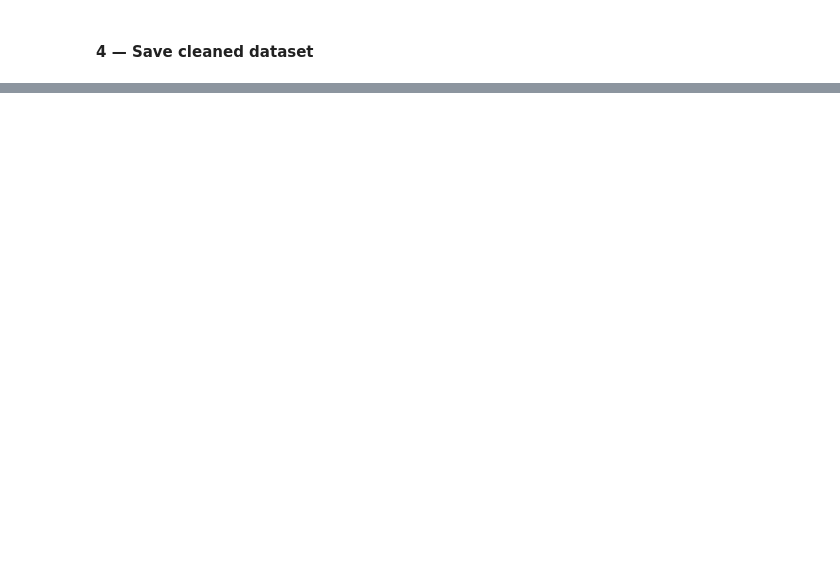
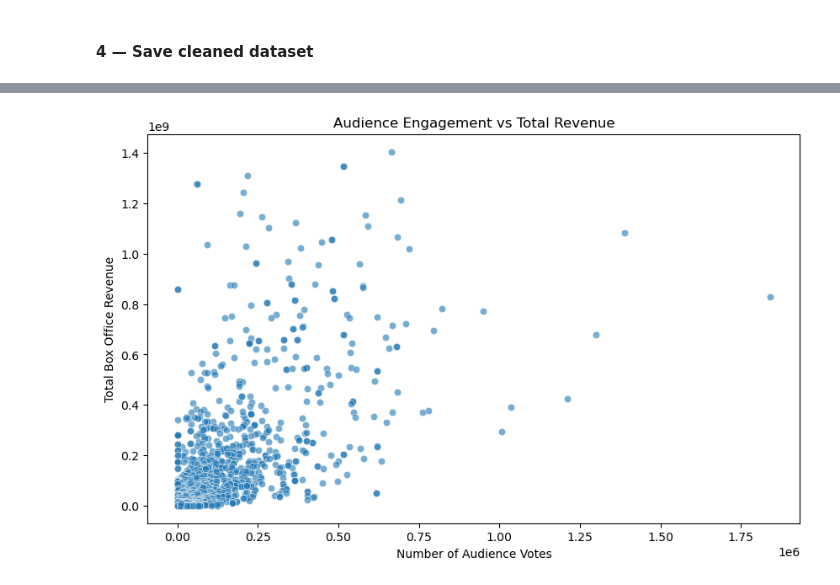
Before and after one commit to Daniellamuli/Phase-2-Movie-Analysis-Project, a Jupyter notebook: notebooks/Eve.ipynb, the cells around one changed output, grey strips where cells are left out. Saved outputs shown, nothing was run; the diff lists cells and outputs as text; code cells hidden in the pictures; blank space fills up the shorter version.

```diff
--- a/notebooks/Eve.ipynb
+++ b/notebooks/Eve.ipynb
@@ -881,0 +641,16 @@ A data-informed strategy that integrates audience insight, genre performance, an
+# %%
+plt.figure(figsize=(10,6))
+
+sns.scatterplot(
+    data=analysis_df,
+    x='numvotes',
+    y='total_gross',
+    alpha=0.6
+)
+
+plt.title('Audience Engagement vs Total Revenue')
+plt.xlabel('Number of Audience Votes')
+plt.ylabel('Total Box Office Revenue')
+plt.show()
+# %% [output]
+[figure, added]
```
Also changed, not shown: parts of 76 cells of this notebook.
